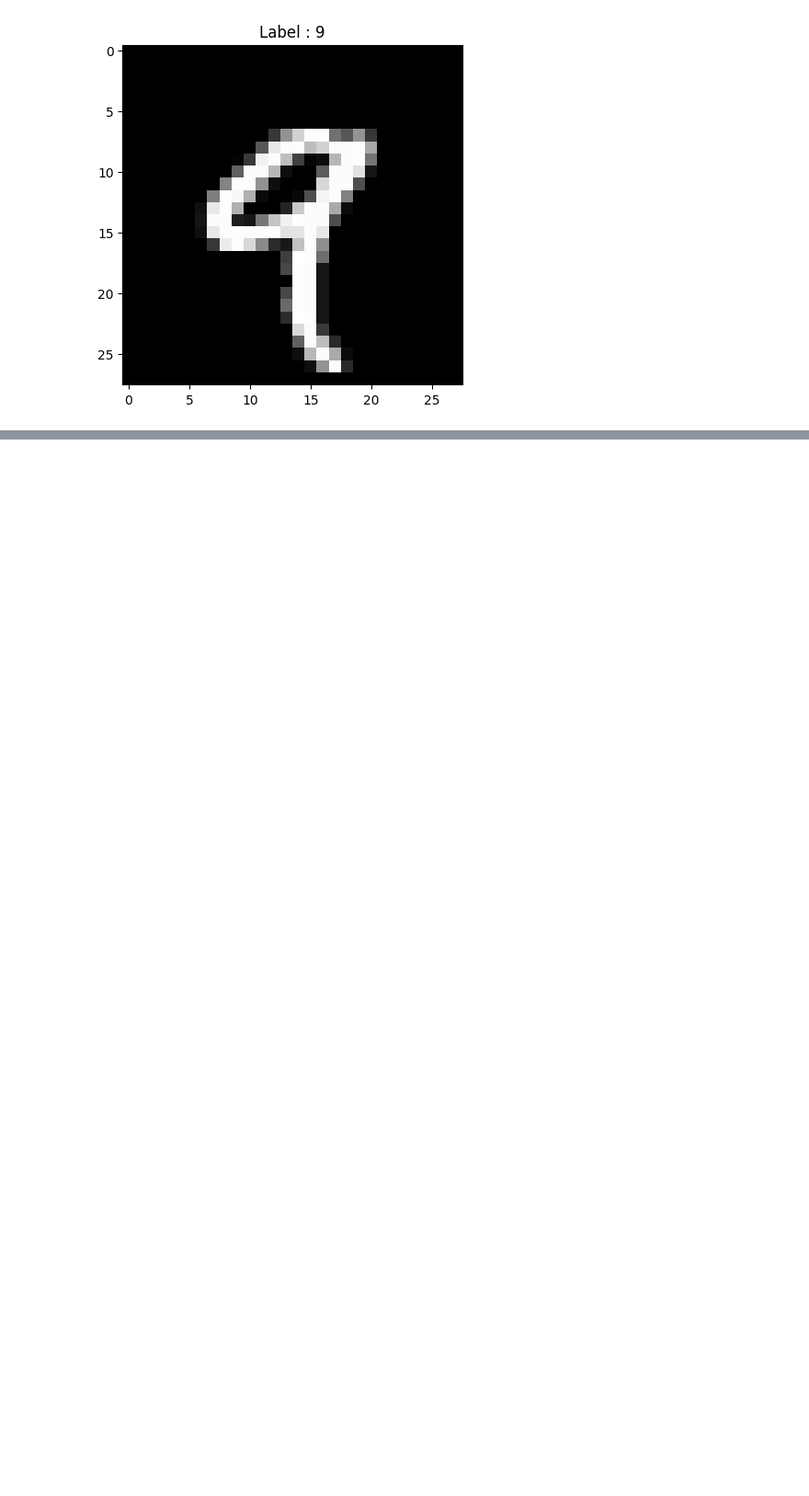
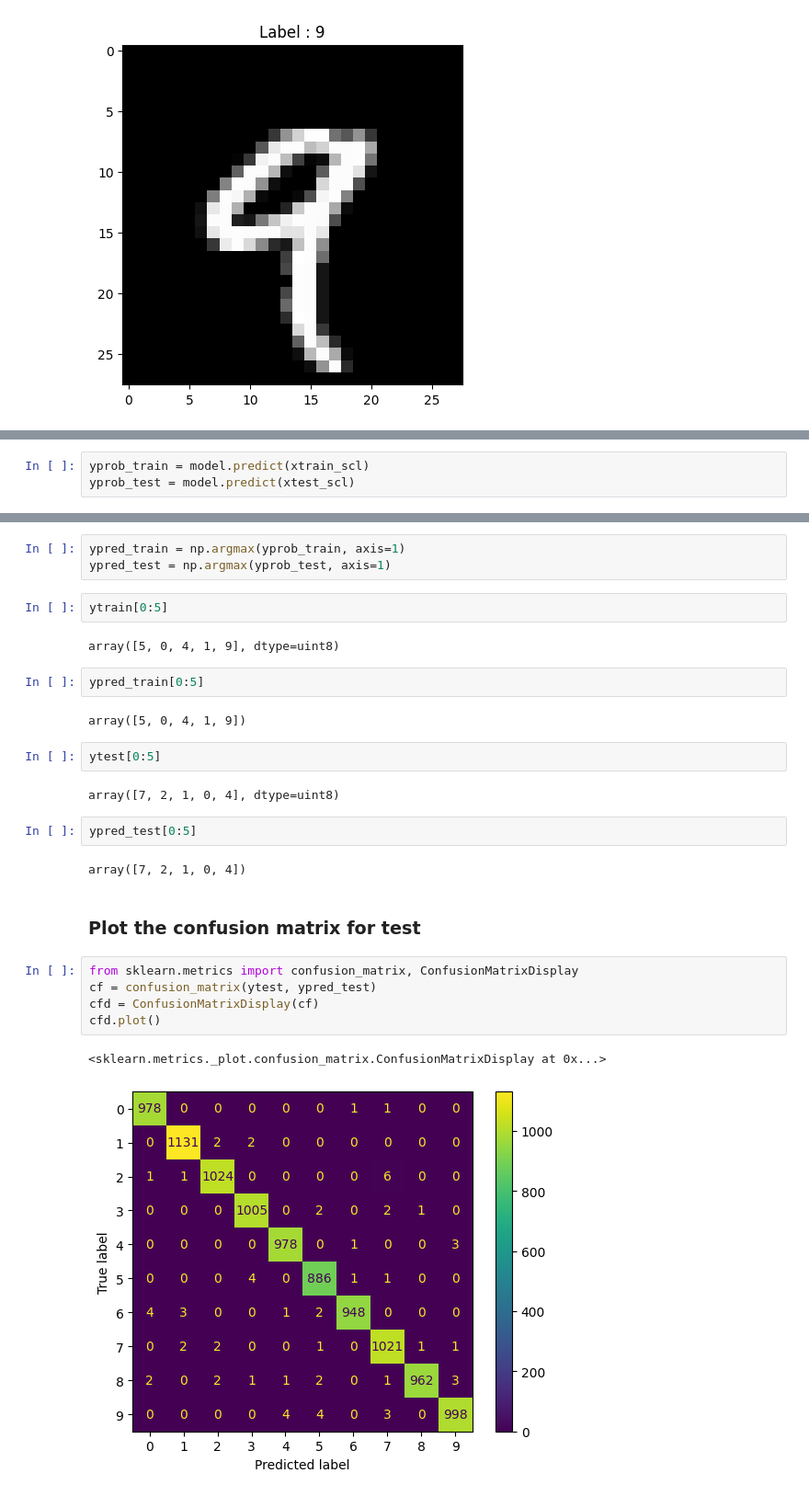
Before and after one commit to ShendeAk/Deep---Learning, a Jupyter notebook: Handwritten_Digit_CNN_Project.ipynb, the cells around one changed output, grey strips where cells are left out. Shown: that part at 92% size. Saved outputs shown, nothing was run; the diff lists cells and outputs as text; blank space fills up the shorter version.

```diff
--- a/Handwritten_Digit_CNN_Project.ipynb
+++ b/Handwritten_Digit_CNN_Project.ipynb
@@ -68,0 +211,3 @@ for i in range(5):
+# %%
+yprob_train = model.predict(xtrain_scl)
+yprob_test = model.predict(xtest_scl)
@@ -68,0 +235,29 @@ for i in range(5):
+# %%
+ypred_train = np.argmax(yprob_train, axis=1)
+ypred_test = np.argmax(yprob_test, axis=1)
+# %%
+ytrain[0:5]
+# %% [output]
+array([5, 0, 4, 1, 9], dtype=uint8)
+# %%
+ypred_train[0:5]
+# %% [output]
+array([5, 0, 4, 1, 9])
+# %%
+ytest[0:5]
+# %% [output]
+array([7, 2, 1, 0, 4], dtype=uint8)
+# %%
+ypred_test[0:5]
+# %% [output]
+array([7, 2, 1, 0, 4])
+# %% [markdown]
+### Plot the confusion matrix for test
+# %%
+from sklearn.metrics import confusion_matrix, ConfusionMatrixDisplay
+cf = confusion_matrix(ytest, ypred_test)
+cfd = ConfusionMatrixDisplay(cf)
+cfd.plot()
+# %% [output]
+<sklearn.metrics._plot.confusion_matrix.ConfusionMatrixDisplay at 0x...>
+[figure, added]
```
Also changed, not shown: parts of 29 cells of this notebook.
